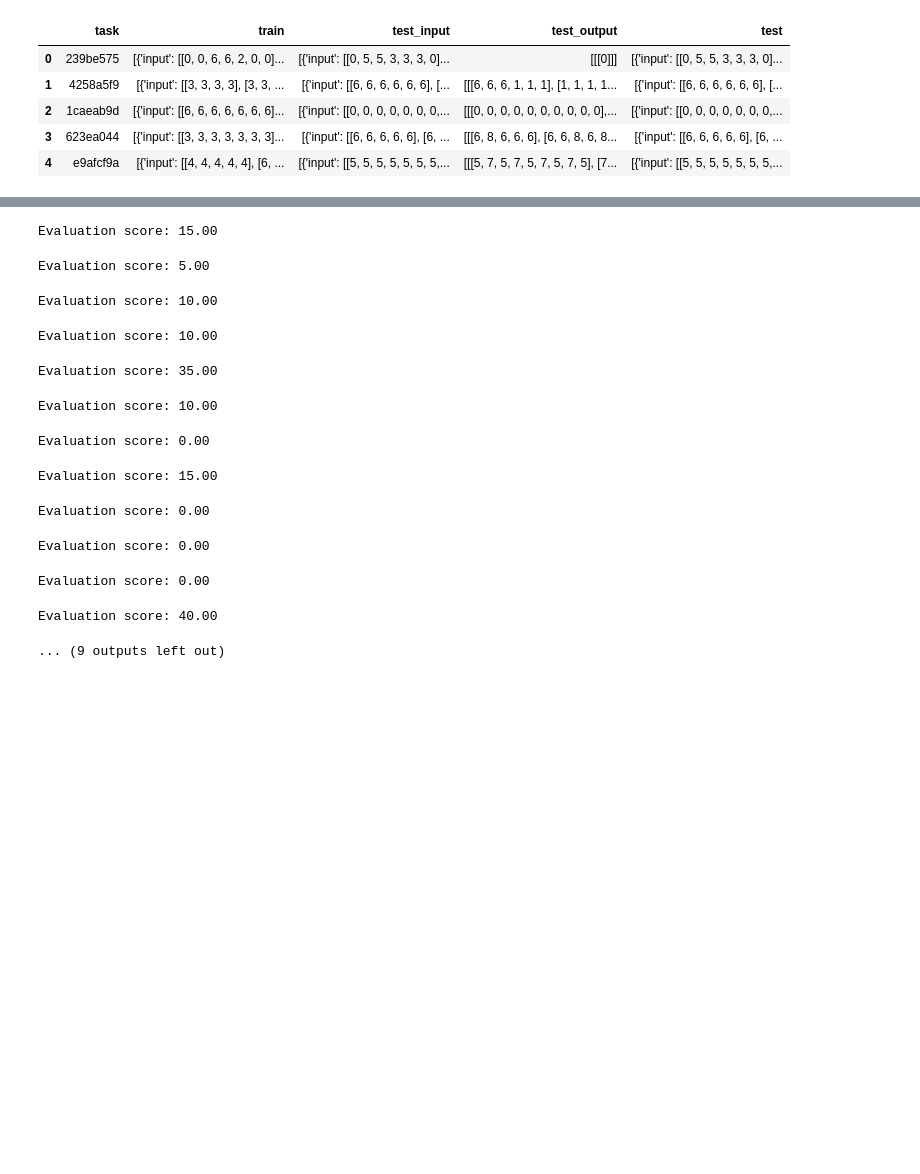
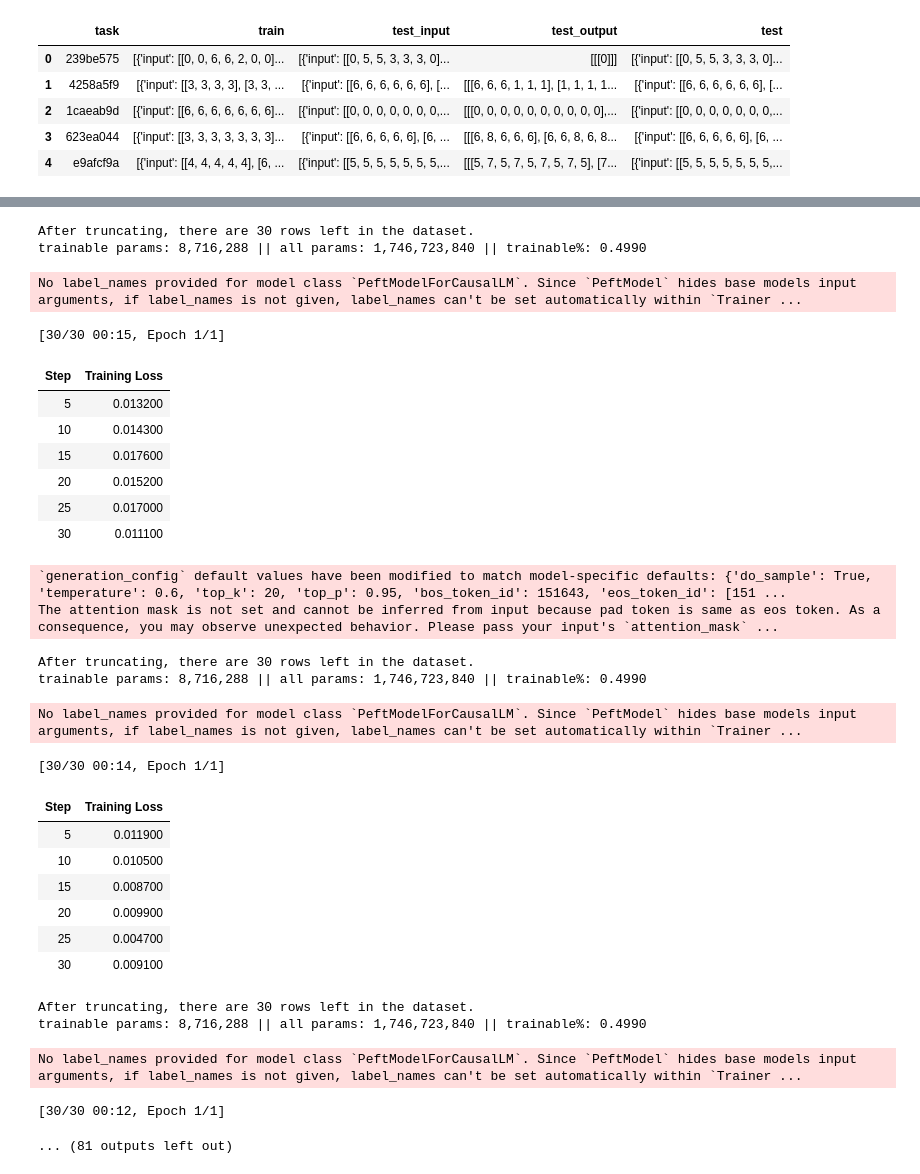
Before and after one commit to gs20119/ArcProject, a Jupyter notebook: train_qwen.ipynb, the cells around one changed output, grey strips where cells are left out. Saved outputs shown, nothing was run; the diff lists cells and outputs as text; code cells hidden in the pictures; blank space fills up the shorter version.

Commit message:
add test-time training

```diff
--- a/train_qwen.ipynb
+++ b/train_qwen.ipynb
@@ -142,43 +146,60 @@ scores = []
 n_eval = 20
 scores_task = []
 for task in range(20):
     eval_dataset = Dataset.from_pandas(task_samples[task]).select(range(n_eval))
     for eval_data in tqdm(eval_dataset):
         # print("============================================")
         # print("Test input")
         # render_grid(eval_data["test"][0]['input'])
 
         # print("Predict output")
+        solver.train_testtime(eval_data)
         preds = solver.predict(eval_data)
         # if preds is not None: render_grid(preds)
 
         # print("Test output")
         # render_grid(eval_data["test"][0]['output'])
         # print("============================================")
         if preds is None: s = 0
         else: s = check_match(preds, eval_data["test"][0]["output"])
         scores.append(s)
     score = np.array(scores).mean() * 100
     scores_task.append(score)
     print(f"Evaluation score: {score:.2f}", flush=True)
     scores = []
 
 from matplotlib import pyplot as plt
 x = np.arange(20)
 plt.bar(x, scores_task)
 plt.xticks(x, list(range(20)))
 plt.show()
 # %% [output]
-Evaluation score: 15.00
+After truncating, there are 30 rows left in the dataset.
+trainable params: 8,716,288 || all params: 1,746,723,840 || trainable%: 0.4990
-Evaluation score: 5.00
+No label_names provided for model class `PeftModelForCausalLM`. Since `PeftModel` hides base models input arguments, if label_names is not given, label_names can't be set automatically within `Trainer ...
-Evaluation score: 10.00
+[30/30 00:15, Epoch 1/1]
+| Step | Training Loss |
+| 5 | 0.013200 |
+| 10 | 0.014300 |
+| 15 | 0.017600 |
+| 20 | 0.015200 |
+| 25 | 0.017000 |
+| 30 | 0.011100 |
-Evaluation score: 10.00
+`generation_config` default values have been modified to match model-specific defaults: {'do_sample': True, 'temperature': 0.6, 'top_k': 20, 'top_p': 0.95, 'bos_token_id': 151643, 'eos_token_id': [151 ...
+The attention mask is not set and cannot be inferred from input because pad token is same as eos token. As a consequence, you may observe unexpected behavior. Please pass your input's `attention_mask` ...
-Evaluation score: 35.00
+After truncating, there are 30 rows left in the dataset.
+trainable params: 8,716,288 || all params: 1,746,723,840 || trainable%: 0.4990
-Evaluation score: 10.00
+No label_names provided for model class `PeftModelForCausalLM`. Since `PeftModel` hides base models input arguments, if label_names is not given, label_names can't be set automatically within `Trainer ...
-Evaluation score: 0.00
+[30/30 00:14, Epoch 1/1]
+| Step | Training Loss |
+| 5 | 0.011900 |
+| 10 | 0.010500 |
+| 15 | 0.008700 |
+| 20 | 0.009900 |
+| 25 | 0.004700 |
+| 30 | 0.009100 |
-Evaluation score: 15.00
+After truncating, there are 30 rows left in the dataset.
+trainable params: 8,716,288 || all params: 1,746,723,840 || trainable%: 0.4990
-Evaluation score: 0.00
+No label_names provided for model class `PeftModelForCausalLM`. Since `PeftModel` hides base models input arguments, if label_names is not given, label_names can't be set automatically within `Trainer ...
-Evaluation score: 0.00
+[30/30 00:12, Epoch 1/1]
-Evaluation score: 0.00
+... (81 outputs left out)
-Evaluation score: 40.00
-... (9 outputs left out)
```
Also changed, not shown: parts of 2 cells of this notebook, 2 other files.
